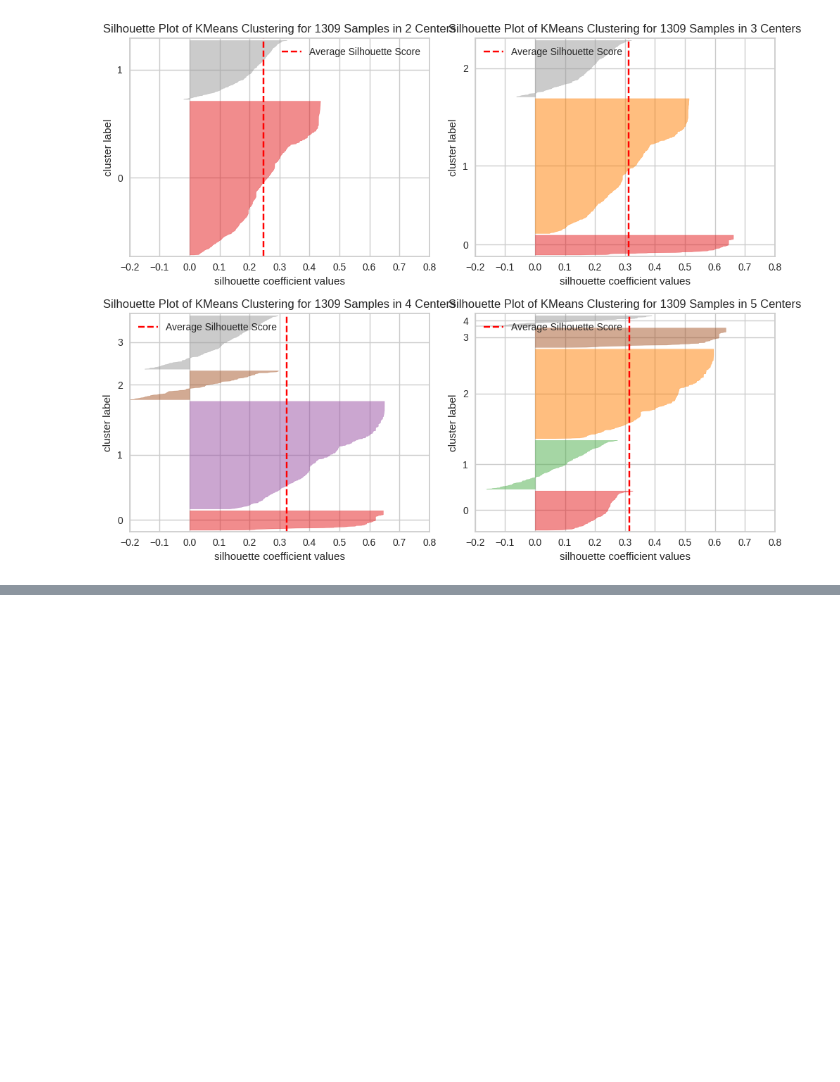
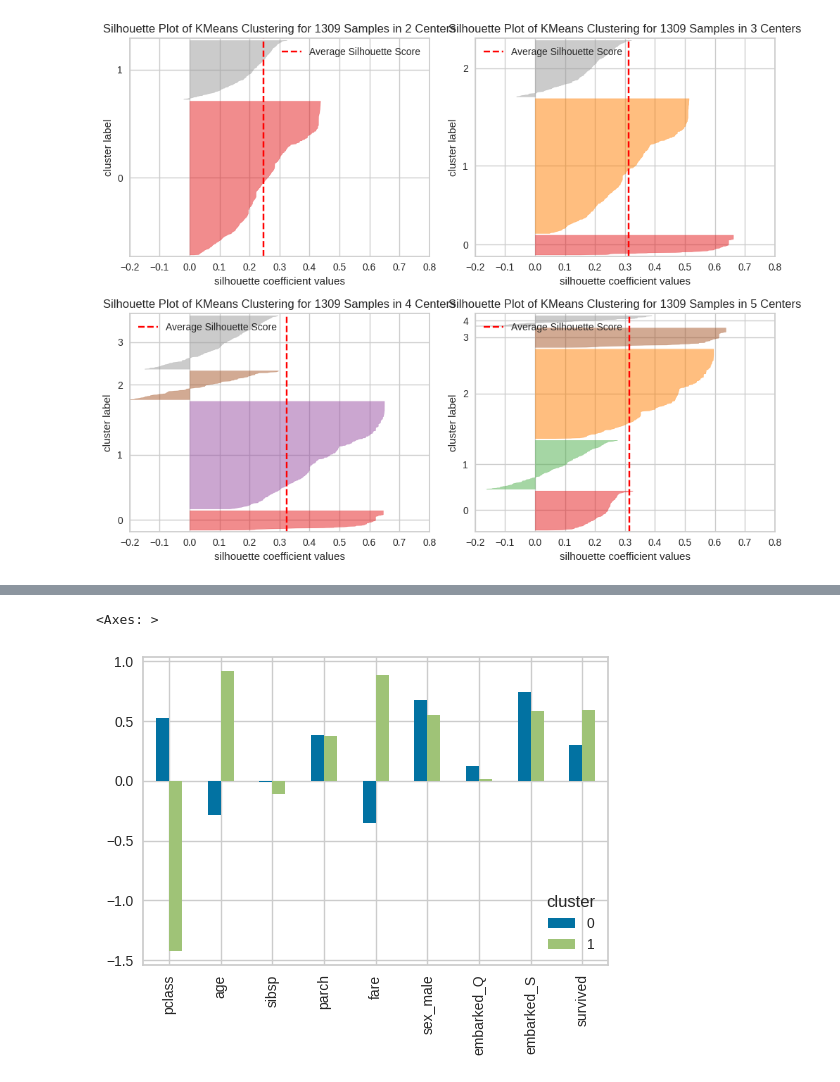
Before and after one commit to pcmoraesmenezes/Inteligencia-Artificial, a Jupyter notebook: Livros/Machine Learning - Guia de Referência Rápida/codigos/capitulo18.ipynb, the cells around one changed output, grey strips where cells are left out. Cells and saved outputs as stored; diff of their text form; code cells hidden in the pictures; blank space fills up the shorter version.

```diff
--- a/Livros/Machine Learning - Guia de Referência Rápida/codigos/capitulo18.ipynb
+++ b/Livros/Machine Learning - Guia de Referência Rápida/codigos/capitulo18.ipynb
@@ -180,0 +202,8 @@ plt.tight_layout()
+# %%
+from sklearn.cluster import AgglomerativeClustering
+
+ag = AgglomerativeClustering(
+    n_clusters=4,
+    affinity='euclidean',
+    linkage='ward'
+)
@@ -180,0 +227,12 @@ plt.tight_layout()
+# %%
+km = KMeans(n_clusters=2, random_state=42)
+
+km.fit(X_std)
+labels = km.predict(X_std)
+
+(
+    X.assign(cluster=labels, survived=y)
+    .groupby("cluster")
+    .agg(['mean', 'var'])
+    .T
+)
@@ -180,0 +285,12 @@ plt.tight_layout()
+# %%
+fig, ax = plt.subplots(figsize=(6,4))
+
+(
+    X.assign(cluster=labels, survived=y)
+    .groupby("cluster")
+    .mean()
+    .T.plot.bar(ax=ax)
+)
+# %% [output]
+<Axes: >
+[figure, added]
```
Also changed, not shown: parts of 15 cells of this notebook.
